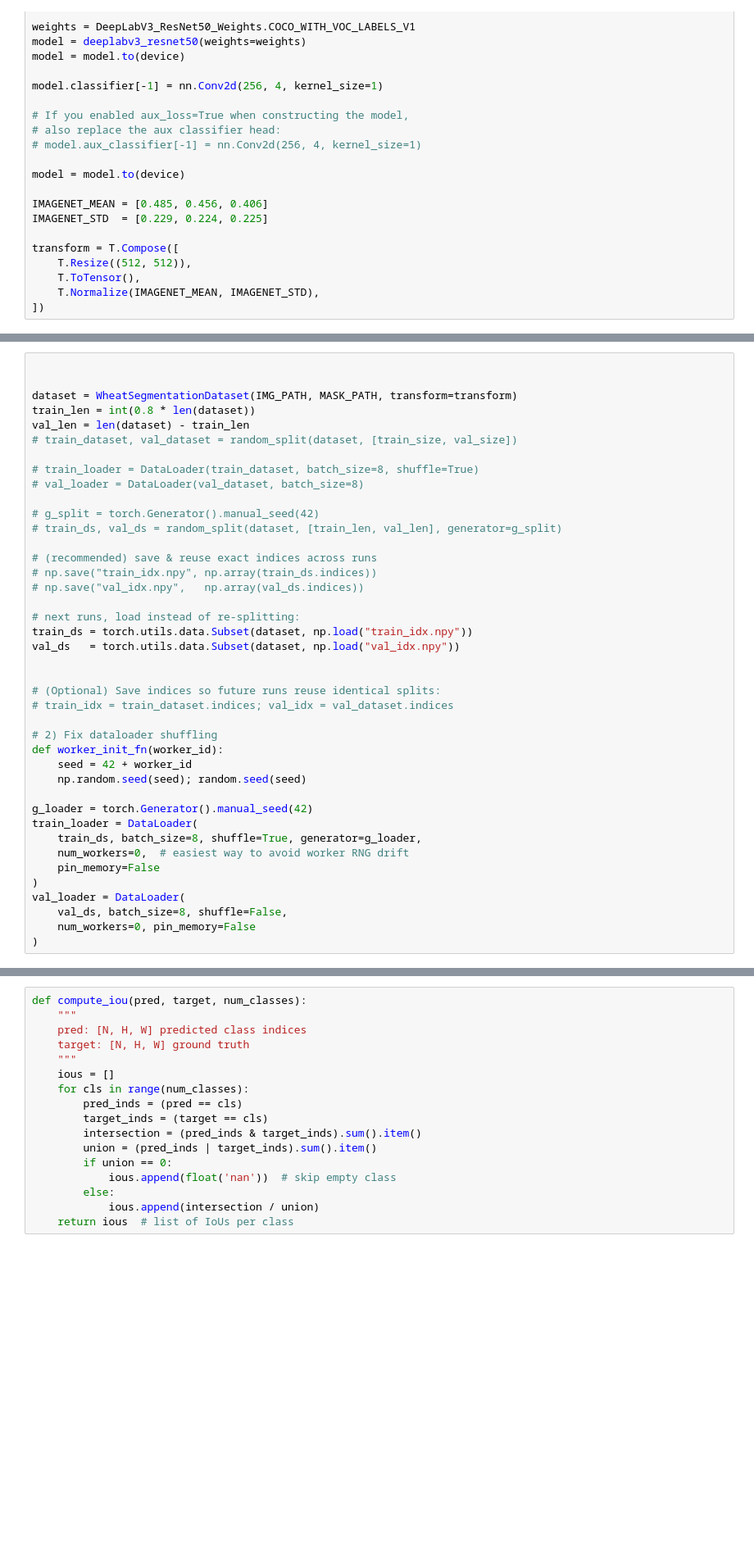
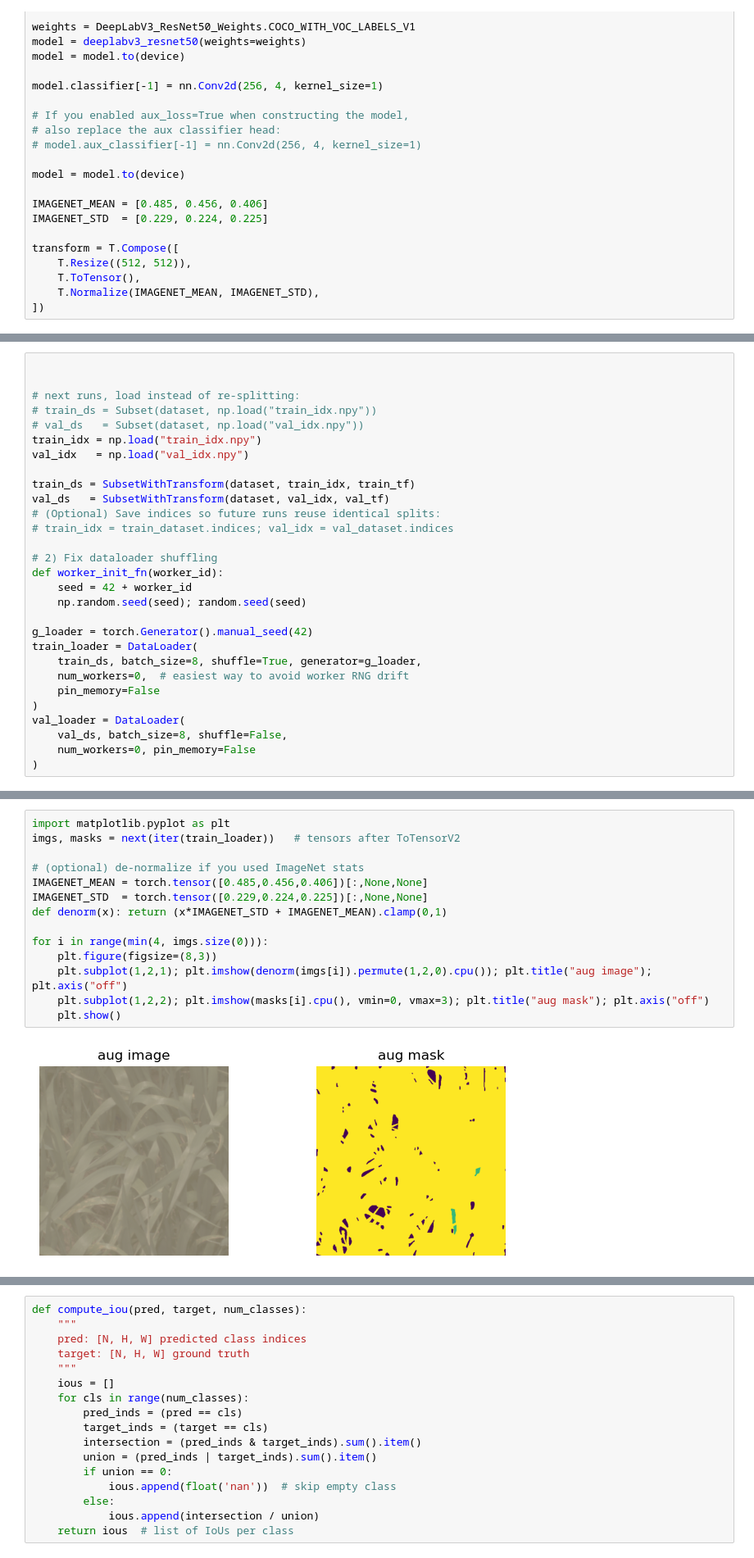
Before and after one commit to Harry-01/DATA7901, a Jupyter notebook: computer_vision.ipynb, the cells around one changed output, grey strips where cells are left out. Shown at 82% size. Cells and saved outputs as stored; diff of their text form; blank space fills up the shorter version.

```diff
--- a/computer_vision.ipynb
+++ b/computer_vision.ipynb
@@ -145,26 +329,14 @@ transform = T.Compose([
 # %%
 
 
-dataset = WheatSegmentationDataset(IMG_PATH, MASK_PATH, transform=transform)
-train_len = int(0.8 * len(dataset))
-val_len = len(dataset) - train_len
-# train_dataset, val_dataset = random_split(dataset, [train_size, val_size])
+# next runs, load instead of re-splitting:
+# train_ds = Subset(dataset, np.load("train_idx.npy"))
+# val_ds   = Subset(dataset, np.load("val_idx.npy"))
+train_idx = np.load("train_idx.npy")
+val_idx   = np.load("val_idx.npy")
 
-# train_loader = DataLoader(train_dataset, batch_size=8, shuffle=True)
-# val_loader = DataLoader(val_dataset, batch_size=8)
-
-# g_split = torch.Generator().manual_seed(42)
-# train_ds, val_ds = random_split(dataset, [train_len, val_len], generator=g_split)
-
-# (recommended) save & reuse exact indices across runs
-# np.save("train_idx.npy", np.array(train_ds.indices))
-# np.save("val_idx.npy",   np.array(val_ds.indices))
-
-# next runs, load instead of re-splitting:
-train_ds = torch.utils.data.Subset(dataset, np.load("train_idx.npy"))
-val_ds   = torch.utils.data.Subset(dataset, np.load("val_idx.npy"))
-
-
+train_ds = SubsetWithTransform(dataset, train_idx, train_tf)
+val_ds   = SubsetWithTransform(dataset, val_idx, val_tf)
 # (Optional) Save indices so future runs reuse identical splits:
 # train_idx = train_dataset.indices; val_idx = val_dataset.indices
 
@@ -185,0 +395,16 @@ val_loader = DataLoader(
+# %%
+import matplotlib.pyplot as plt
+imgs, masks = next(iter(train_loader))   # tensors after ToTensorV2
+
+# (optional) de-normalize if you used ImageNet stats
+IMAGENET_MEAN = torch.tensor([0.485,0.456,0.406])[:,None,None]
+IMAGENET_STD  = torch.tensor([0.229,0.224,0.225])[:,None,None]
+def denorm(x): return (x*IMAGENET_STD + IMAGENET_MEAN).clamp(0,1)
+
+for i in range(min(4, imgs.size(0))):
+    plt.figure(figsize=(8,3))
+    plt.subplot(1,2,1); plt.imshow(denorm(imgs[i]).permute(1,2,0).cpu()); plt.title("aug image"); plt.axis("off")
+    plt.subplot(1,2,2); plt.imshow(masks[i].cpu(), vmin=0, vmax=3); plt.title("aug mask"); plt.axis("off")
+    plt.show()
+# %% [output]
+[figure, added]
```
Also changed, not shown: parts of 13 cells of this notebook.
